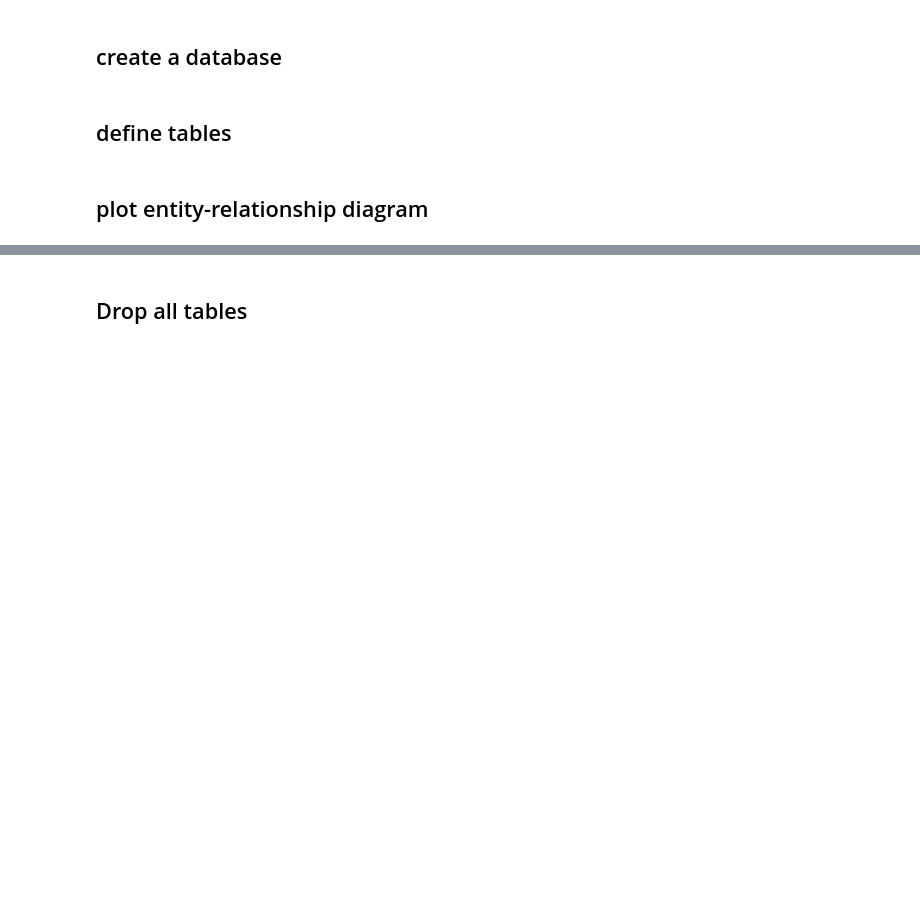
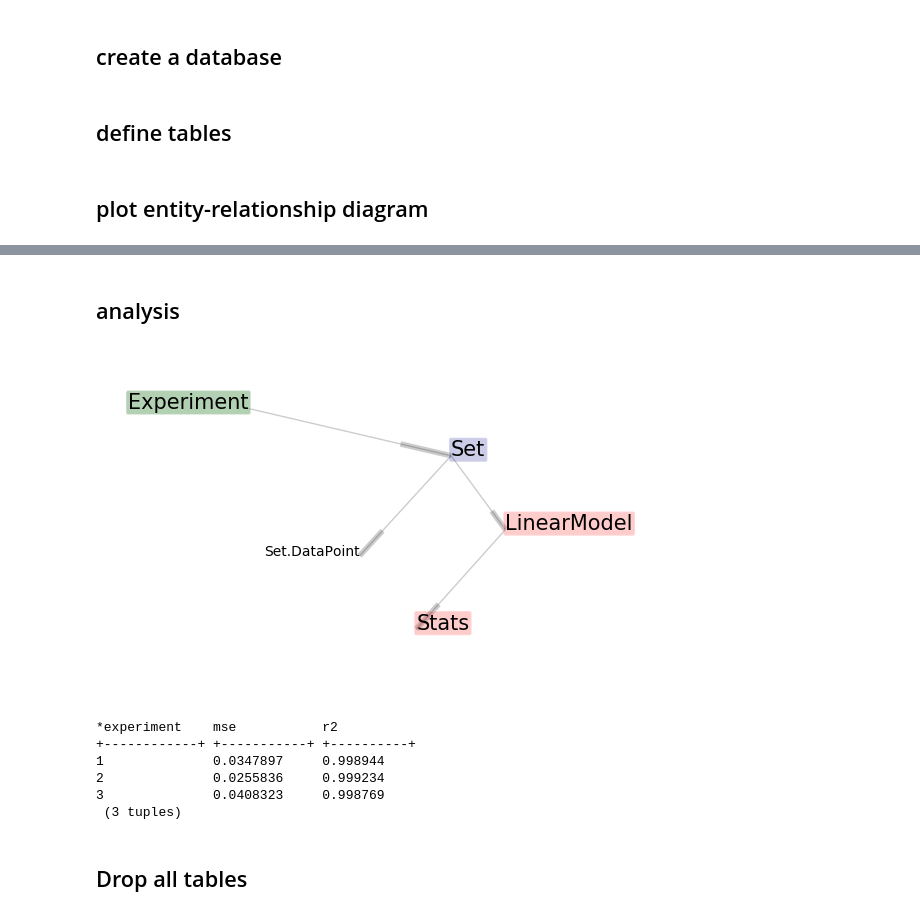
Before and after one commit to dimitri-yatsenko/datajoint-examples, a Jupyter notebook: python/example1/ex1.ipynb, the cells around one changed output, grey strips where cells are left out. Saved outputs shown, nothing was run; the diff lists cells and outputs as text; code cells hidden in the pictures; blank space fills up the shorter version.

```diff
--- a/python/example1/ex1.ipynb
+++ b/python/example1/ex1.ipynb
@@ -130,0 +78,2 @@ Computes Mean Square Error and R2 for a particular Model
+# %% [markdown]
+## analysis
@@ -130,0 +115,4 @@ Computes Mean Square Error and R2 for a particular Model
+# %%
+dj.ERD(schema).draw()
+# %% [output]
+[figure, added]
@@ -131,3 +124,12 @@ Computes Mean Square Error and R2 for a particular Model
+# %%
+print(Stats())
+# %% [output]
+*experiment    mse           r2
++------------+ +-----------+ +----------+
+1              0.0347897     0.998944
+2              0.0255836     0.999234
+3              0.0408323     0.998769
+ (3 tuples)
 # %% [markdown]
 ## Drop all tables
 # %%
```
Also changed, not shown: parts of 12 cells of this notebook, 3 other files.
